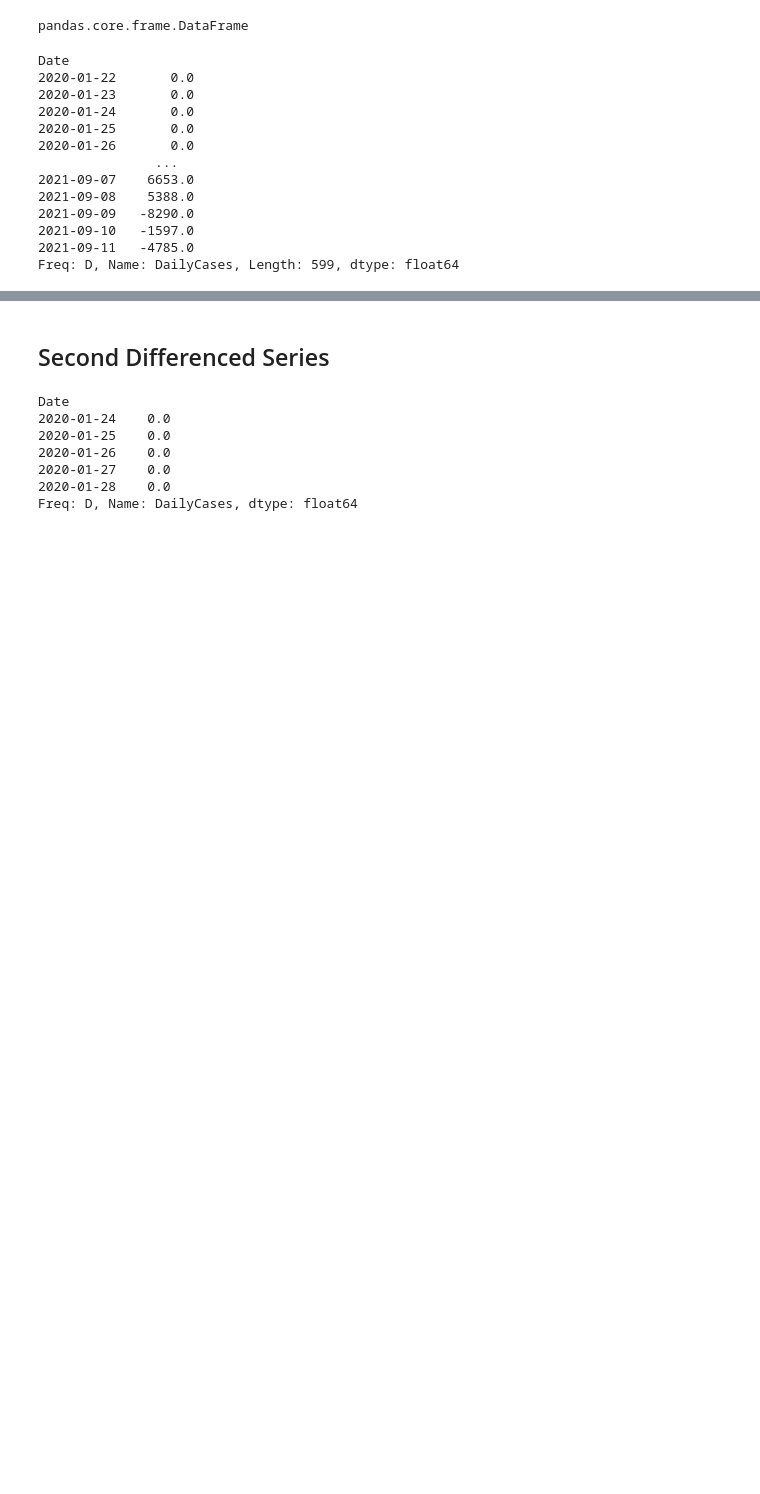
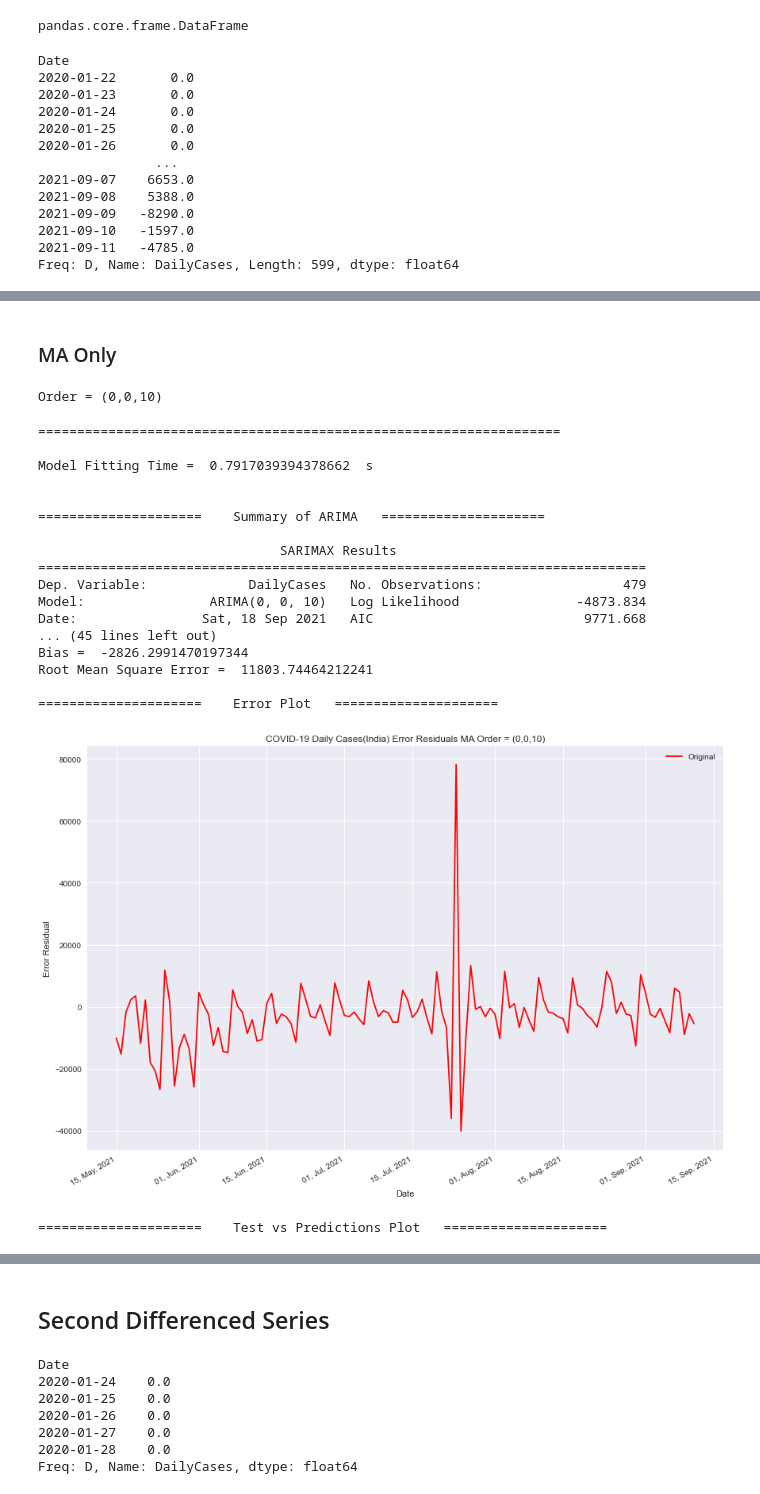
Before and after one commit to absaw/COVID19Analysis, a Jupyter notebook: Code/Time Series Analysis.ipynb, the cells around one changed output, grey strips where cells are left out. Drawn from its saved outputs; the diff is of its cells as text; code cells hidden in the pictures; blank space fills up the shorter version.

```diff
--- a/Code/Time Series Analysis.ipynb
+++ b/Code/Time Series Analysis.ipynb
@@ -667,0 +606,33 @@ def errorplot(error_residuals,description,order):
+# %% [markdown]
+### MA Only
+# %%
+p=0
+d=0
+q=10
+order="Order = ({},{},{})".format(p,d,q)
+description="MA"
+print(order)
+# %% [output]
+Order = (0,0,10)
+# %%
+arima_model(p,d,q,fd_train_daily,fd_test_daily,description)
+# %% [output]
+===================================================================
+
+Model Fitting Time =  0.7917039394378662  s
+
+
+=====================    Summary of ARIMA   =====================
+
+                               SARIMAX Results
+==============================================================================
+Dep. Variable:             DailyCases   No. Observations:                  479
+Model:                ARIMA(0, 0, 10)   Log Likelihood               -4873.834
+Date:                Sat, 18 Sep 2021   AIC                           9771.668
+... (45 lines left out)
+Bias =  -2826.2991470197344
+Root Mean Square Error =  11803.74464212241
+
+=====================    Error Plot   =====================
+[figure, added]
+=====================    Test vs Predictions Plot   =====================
```
Also changed, not shown: parts of 71 cells of this notebook, 12 other files.
